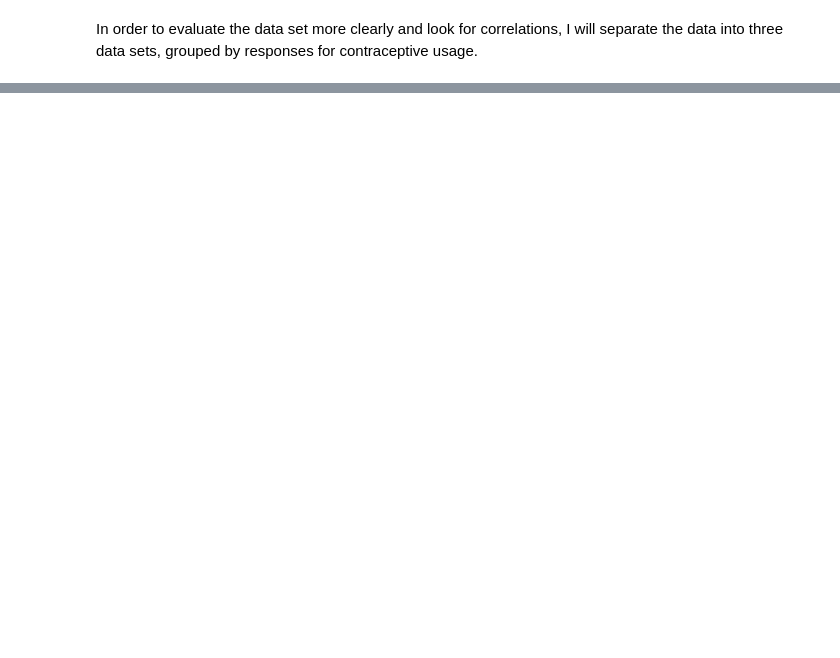
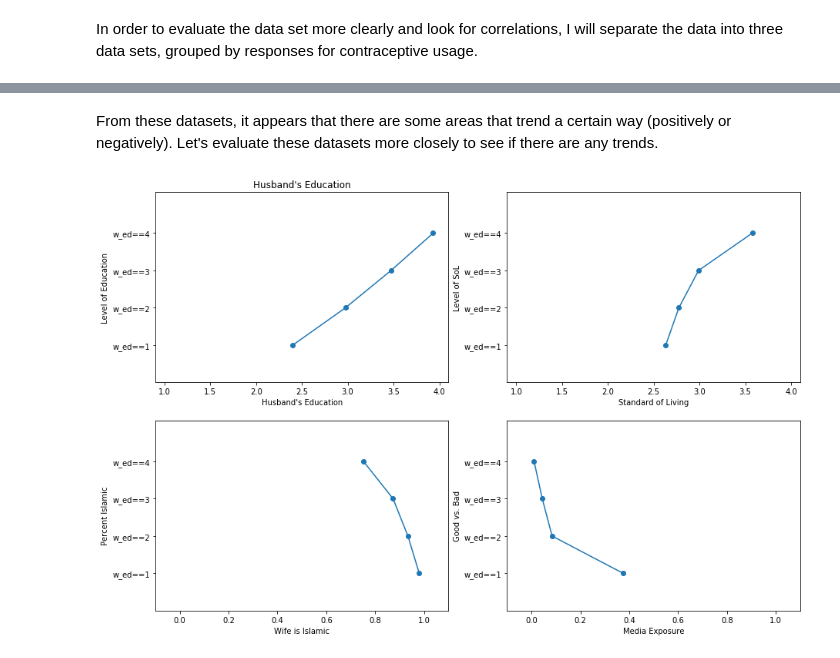
Before and after one commit to serfsup/thinkful-fundamentals_capstone_contraception, a Jupyter notebook: Thinkful Fundamentals Contraception Capstone.ipynb, the cells around one changed output, grey strips where cells are left out. Drawn from its saved outputs; the diff is of its cells as text; code cells hidden in the pictures; blank space fills up the shorter version.

```diff
--- a/Thinkful Fundamentals Contraception Capstone.ipynb
+++ b/Thinkful Fundamentals Contraception Capstone.ipynb
@@ -105,3 +105,47 @@ df3.describe()
 | 50% | 29.000000 | 3.000000 | 4.000000 | 3.000000 | 1.000000 | 1.000000 | 2.000000 | 3.000000 | 0.000000 | 3.0 |
 | 75% | 35.000000 | 4.000000 | 4.000000 | 4.000000 | 1.000000 | 1.000000 | 3.000000 | 4.000000 | 0.000000 | 3.0 |
 | max | 49.000000 | 4.000000 | 4.000000 | 16.000000 | 1.000000 | 1.000000 | 4.000000 | 4.000000 | 1.000000 | 3.0 |
+# %% [markdown]
+From these datasets, it appears that there are some areas that trend a certain way (positively or negatively).  Let's evaluate these datasets more closely to see if there are any trends.
+# %%
+h_ed = (2.401316, 2.975976, 3.473171, 3.932409)
+sol = (2.631579, 2.774775, 2.990244, 3.575390)
+w_islam = (0.980263, 0.933934, 0.873171, 0.752166)
+med_ex = (0.375000, 0.084084, 0.043902, 0.010399)
+
+y1 = ("w_ed==1","w_ed==2", "w_ed==3", "w_ed==4")
+
+plt.figure(figsize=(15, 10))
+
+plt.subplot(2, 2, 1)
+plt.plot(h_ed, y1, 'o-')
+plt.title("Husband's Education")
+plt.xlabel("Husband's Education")
+plt.xlim([0.9, 4.1])
+plt.ylabel('Level of Education')
+plt.ylim([-1, 4.1])
+
+plt.subplot(2, 2, 2)
+plt.plot(sol, y1, 'o-', label="Standard of Living")
+plt.xlabel("Standard of Living")
+plt.xlim([0.9, 4.1])
+plt.ylabel("Level of SoL")
+plt.ylim([-1, 4.1])
+
+plt.subplot(2, 2, 3)
+plt.plot(w_islam, y1, 'o-', label="Wife is Islamic")
+plt.xlabel("Wife is Islamic")
+plt.xlim([-0.1, 1.1])
+plt.ylabel("Percent Islamic")
+plt.ylim([-1, 4.1])
+
+plt.subplot(2, 2, 4)
+plt.plot(med_ex, y1, 'o-', label="Media Exposure")
+plt.xlabel("Media Exposure")
+plt.xlim([-0.1, 1.1])
+plt.ylabel("Good vs. Bad")
+plt.ylim([-1, 4.1])
+
+plt.show()
+# %% [output]
+[figure, added]
```
Also changed, not shown: parts of 15 cells of this notebook.
